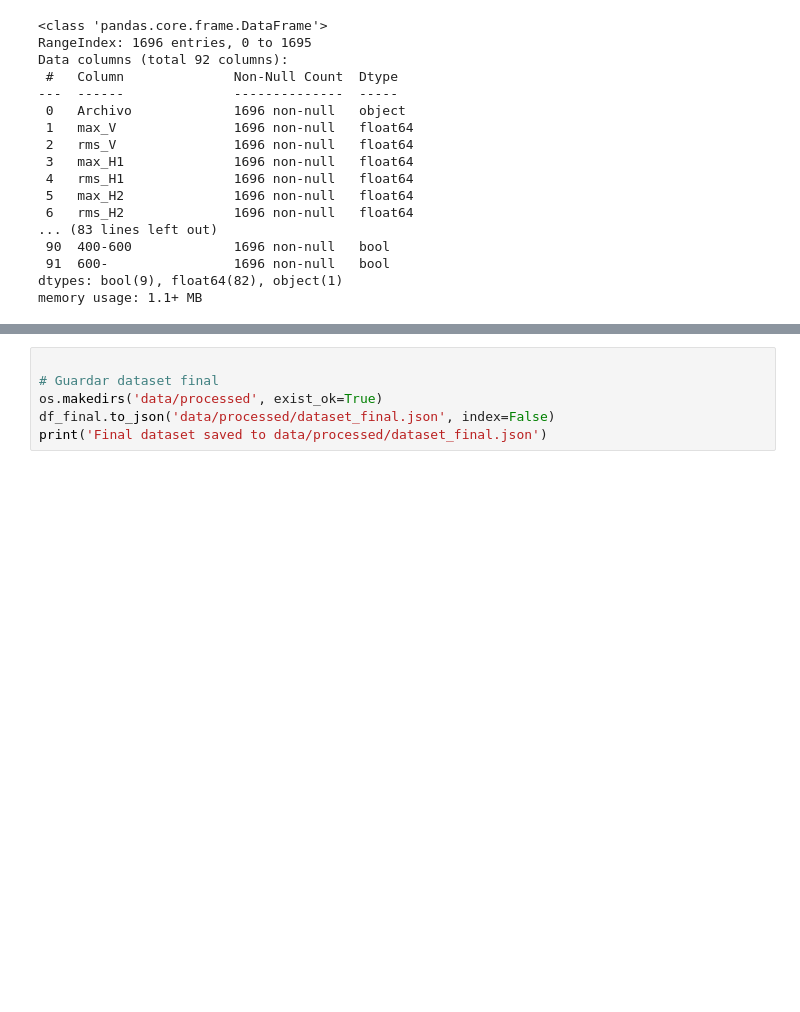
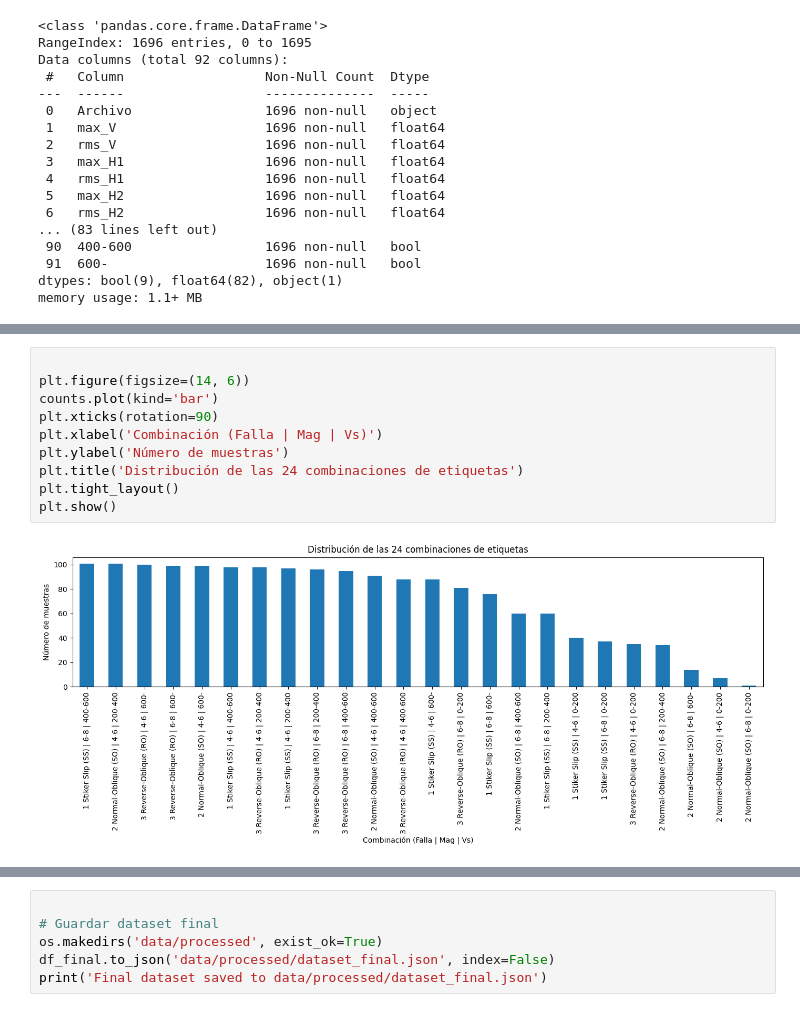
Before and after one commit to VillafuerTech/Seismic-Multilabel-Event_Classifier, a Jupyter notebook: notebooks/03_Feature_Engineering.ipynb, the cells around one changed output, grey strips where cells are left out. Drawn from its saved outputs; the diff is of its cells as text; blank space fills up the shorter version.

```diff
--- a/notebooks/03_Feature_Engineering.ipynb
+++ b/notebooks/03_Feature_Engineering.ipynb
@@ -167,0 +275,12 @@ memory usage: 1.1+ MB
+# %%
+
+plt.figure(figsize=(14, 6))
+counts.plot(kind='bar')
+plt.xticks(rotation=90)
+plt.xlabel('Combinación (Falla | Mag | Vs)')
+plt.ylabel('Número de muestras')
+plt.title('Distribución de las 24 combinaciones de etiquetas')
+plt.tight_layout()
+plt.show()
+# %% [output]
+[figure, added]
```
Also changed, not shown: parts of 6 cells of this notebook, 3 other files.
